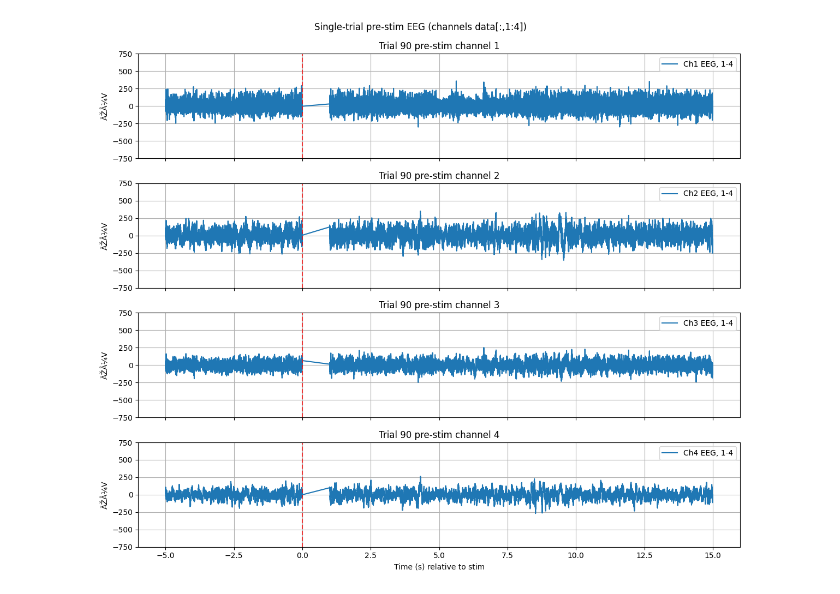
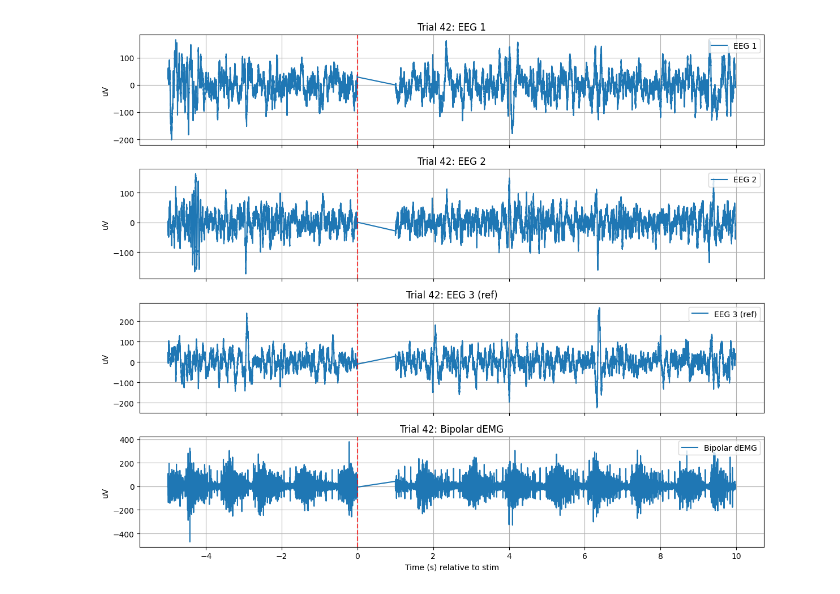
Before and after one commit to yahriels/Open-Ephys-H-Reflex-Python-Data-Analysis, a Jupyter notebook: src/open_ephys/analysis/Open-Ephys_LabCode_w-Respiration.ipynb, the cells around one changed output. Cells and saved outputs as stored; diff of their text form; code cells hidden in the pictures.

```diff
--- a/src/open_ephys/analysis/Open-Ephys_LabCode_w-Respiration.ipynb
+++ b/src/open_ephys/analysis/Open-Ephys_LabCode_w-Respiration.ipynb
@@ -452,0 +59,13 @@ plt.show()
+# %%
+trial_table = build_stim_trial_table(bundle)
+all_trials  = extract_trial_windows(
+    trial_table, bundle['timestamps'], viewer_data,
+    pre_time=5, post_time=15, stimulation_duration=1)
+# PSD / band power on EEG cols only (cols 0,1,2 of the viewer stack).
+compute_trial_psds(all_trials, bundle['samplerate'],
+                   eeg_bands=EEG_BANDS, psd_cols=[0, 1, 2])
+df_power = build_band_power_dataframe(all_trials, EEG_BANDS)
+
+vns_n  = sum(t['type'] == 'VNS'  for t in all_trials)
+sham_n = sum(t['type'] == 'SHAM' for t in all_trials)
+print(f"{len(all_trials)} trials  ({vns_n} VNS / {sham_n} SHAM)")
@@ -453,34 +83,22 @@ plt.show()
 # %%
-# plots pre_stim eeg data, Duplicate all_trials and extract only channels 1-4 (5 is omitted since due to how python works)
-data_sel = data_diff[:, 1:5]   # only channels 1,2,3 (0-based)
-duplicate_trials = all_trials
-duplicate_trials = extract_windows(trial_table, timestamps, data_sel)
-single_trial_idx = 89   # Select trial index to plot (0-based)
-trial = duplicate_trials[single_trial_idx]
+# Single-trial overview: pre + post stitched together, one row per channel.
+single_trial_idx = min(89, len(all_trials) - 1)
+trial = all_trials[single_trial_idx]
 
-pre_t = trial["pre_timestamps"]     # negative values before stim
-pre_data = trial["pre_data"]        # shape (n_samples_pre, 3)
-post_data = trial["post_data"]      # shape (n_samples_post, 3)
-combined_t = np.concatenate((trial["pre_timestamps"], trial["post_timestamps"]))
-combined_data = np.vstack((trial["pre_data"], trial["post_data"]))
-channels_to_plot = pre_data.shape[1]  # should be 3
-fig, axes = plt.subplots(channels_to_plot, 1,
-                         figsize=(12, 2.5 * channels_to_plot),
-                         sharex=True)
+combined_t    = np.concatenate((trial['pre_timestamps'], trial['post_timestamps']))
+combined_data = np.vstack((trial['pre_data'], trial['post_data']))
+labels = ['EEG 1', 'EEG 2', 'EEG 3 (ref)', 'Bipolar dEMG']
 
-for ch in range(channels_to_plot):
-    ax = axes[ch]
-    ax.plot(combined_t, combined_data[:, ch], label=f"Ch{ch+1} EEG, 1-4")
-    ax.axvline(0, color="red", linestyle="--", alpha=0.7)
-    ax.set_ylim(-750, 750)
-    ax.set_ylabel("ÃŽÂ¼V")
-    ax.set_title(f"Trial {trial['trial']} pre-stim channel {ch+1}")
-    ax.grid(True)
-    ax.legend(loc="upper right")
-
+n = combined_data.shape[1]
+fig, axes = plt.subplots(n, 1, figsize=(12, 2.5 * n), sharex=True)
+for ch, ax in enumerate(axes):
+    ax.plot(combined_t, combined_data[:, ch], label=labels[ch])
+    ax.axvline(0, color='red', linestyle='--', alpha=0.7)
+    ax.set_ylabel('uV')
+    ax.set_title(f"Trial {trial['trial']}: {labels[ch]}")
+    ax.grid(True); ax.legend(loc='upper right')
 axes[-1].set_xlabel("Time (s) relative to stim")
 plt.tight_layout()
-plt.suptitle(f"Single-trial pre-stim EEG (channels data[:,1:4])", y=1.02)
 plt.show()
 # %% [output]
-[figure, old version]
+[figure, new version]
```
Also changed, not shown: parts of 29 cells of this notebook, 1 other file.
